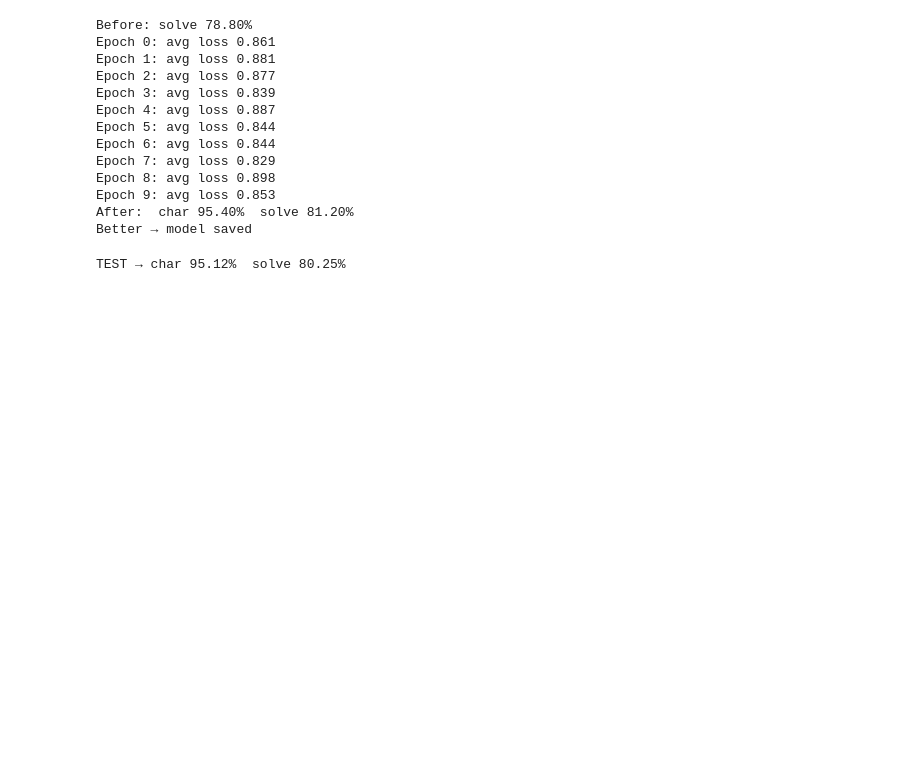
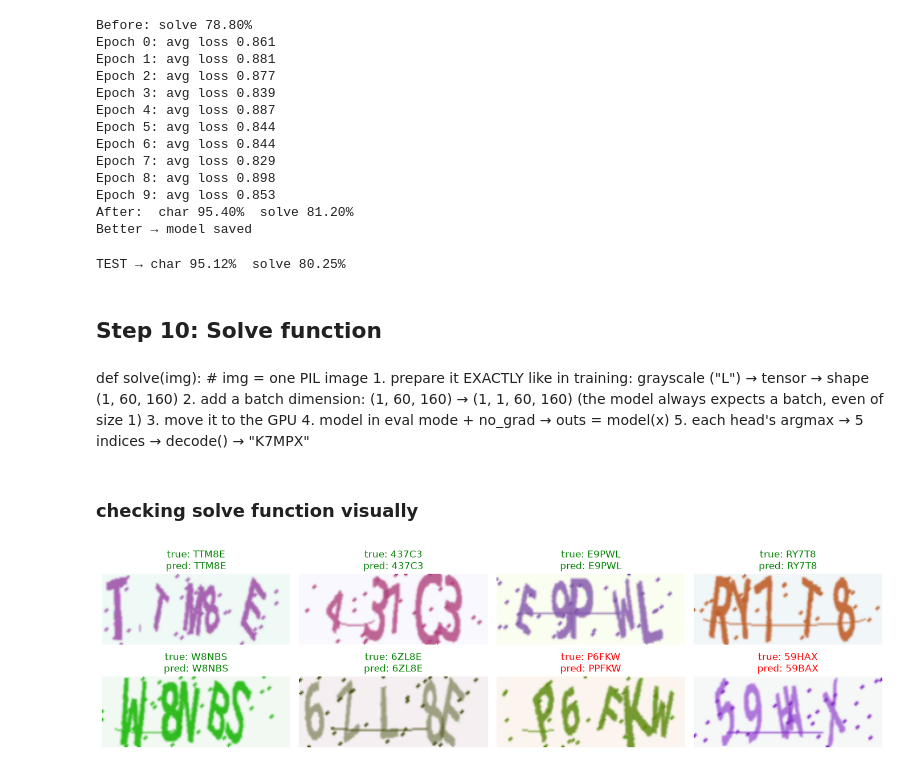
Before and after one commit to khudoberdiev/captcha-breaker-catcher, a Jupyter notebook: half_a_breaker/breaker.ipynb, the cells around one changed output. Saved outputs shown, nothing was run; the diff lists cells and outputs as text; code cells hidden in the pictures; blank space fills up the shorter version.

Commit message:
Half A: solve function + demo grid

```diff
--- a/half_a_breaker/breaker.ipynb
+++ b/half_a_breaker/breaker.ipynb
@@ -369,3 +369,44 @@ char_acc, solve = evaluate(model, test_loader)     # FINAL score, test set (used
 print(f"TEST → char {char_acc:.2%}  solve {solve:.2%}")
 # %% [output]
 TEST → char 95.12%  solve 80.25%
+# %% [markdown]
+## Step 10: Solve function
+# %% [markdown]
+def solve(img):                                   # img = one PIL image
+    1. prepare it EXACTLY like in training:
+         grayscale ("L") → tensor → shape (1, 60, 160)
+    2. add a batch dimension: (1, 60, 160) → (1, 1, 60, 160)
+         (the model always expects a batch, even of size 1)
+    3. move it to the GPU
+    4. model in eval mode + no_grad → outs = model(x)
+    5. each head's argmax → 5 indices → decode() → "K7MPX"
+# %%
+def solve(img):                                   # img = ONE CAPTCHA picture (PIL image, 160×60)
+    img = img.convert("L")                        # grayscale, same as training
+    x = transforms.ToTensor()(img)                # picture → tensor  (1, 60, 160), values 0–1
+    x = x.unsqueeze(0)                            # add batch dim → (1, 1, 60, 160)
+    x = x.to(device)                              # move to the GPU (same place as the model)
+    model.eval()                                  # testing mode (BatchNorm uses learned stats)
+    with torch.no_grad():                         # no gradients, just predicting
+        out = model(x)                            # 5 heads → 5 × (1, 32) scores
+        pred = torch.stack([o.argmax(1) for o in out], dim=1)   # best char per head → (1, 5)
+    return decode(pred[0])                        # first (only) row → text, e.g. "K7MPX"
+# %% [markdown]
+### checking solve function visually
+# %%
+gen = ImageCaptcha(width=160, height=60)          # same size as training
+N = 8                                             # how many CAPTCHAs to show
+
+fig, axes = plt.subplots(2, 4, figsize=(14, 4))   # 2 rows × 4 columns
+for ax in axes.flat:                              # go through all 8 slots
+    text = random_text()                          # true answer
+    img = gen.generate_image(text)                # draw a new CAPTCHA
+    pred = solve(img)                             # model's answer
+    color = "green" if pred == text else "red"    # right → green, wrong → red
+    ax.imshow(img)                                # show the picture
+    ax.set_title(f"true: {text}\npred: {pred}", color=color)
+    ax.axis("off")                                # hide the ticks
+plt.tight_layout()                                # no overlapping titles
+plt.show()
+# %% [output]
+[figure, added]
```
